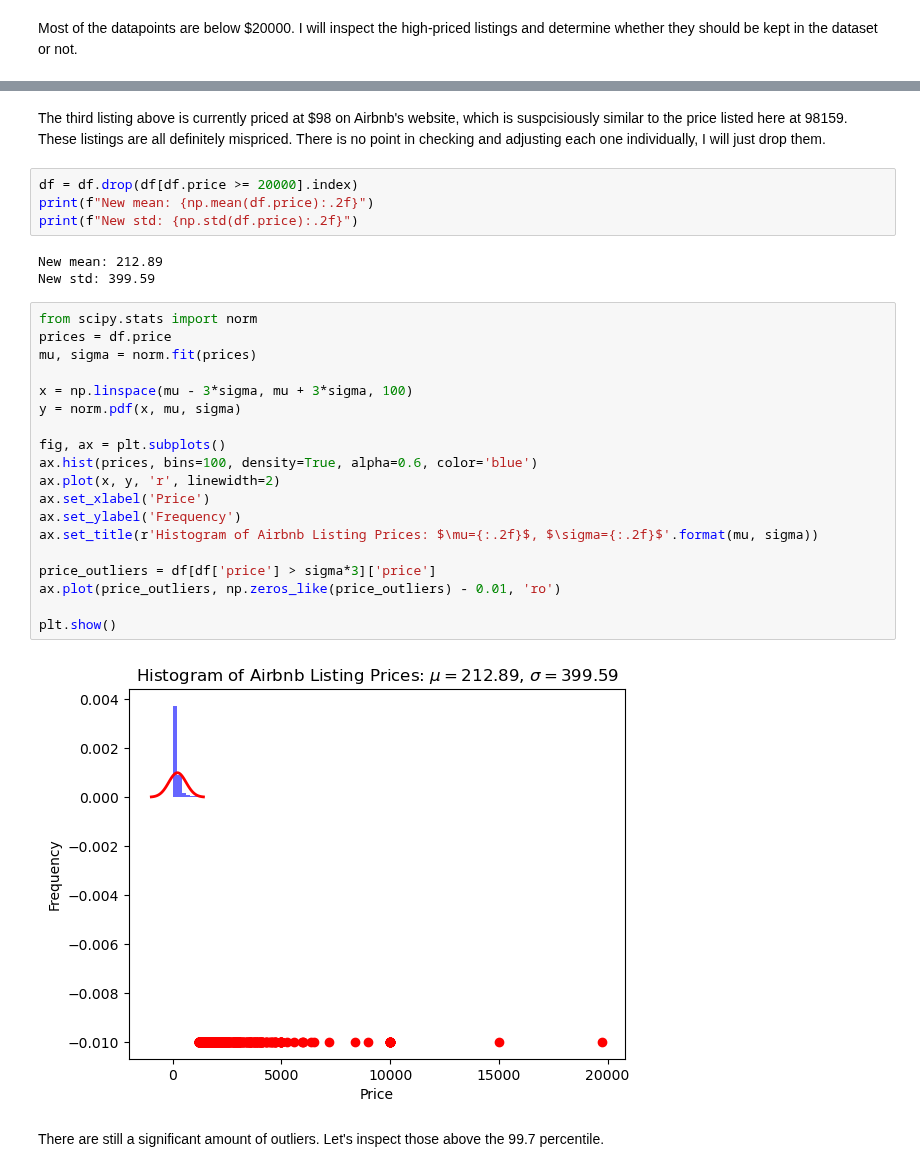
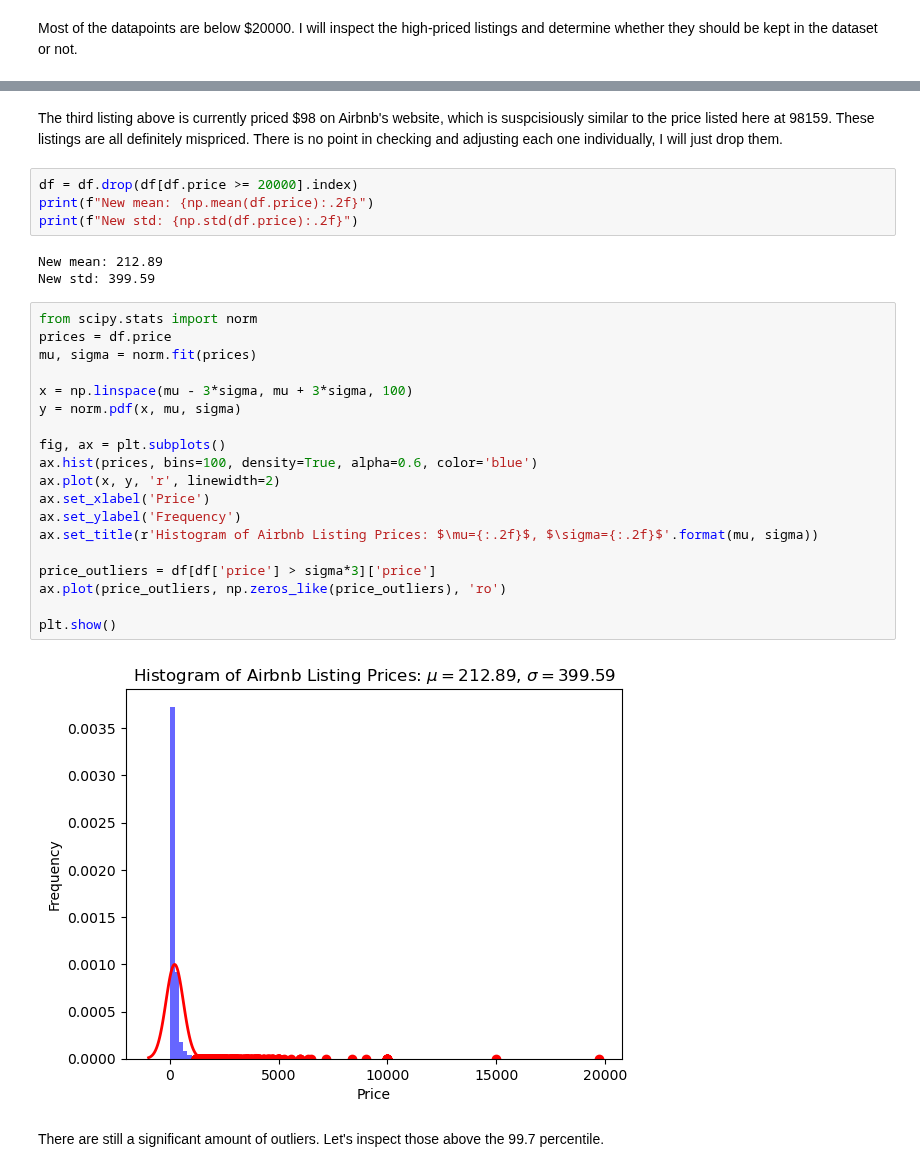
Before and after one commit to n-altawam/Sprinboard, a Jupyter notebook: Capstone 2/3. EDA.ipynb, the cells around one changed output, grey strips where cells are left out. Saved outputs shown, nothing was run; the diff lists cells and outputs as text.

```diff
--- a/Capstone 2/3. EDA.ipynb
+++ b/Capstone 2/3. EDA.ipynb
@@ -173,7 +173,7 @@ df[df['price'] >= 20000]
 | 31497 | 563183407738604083 | A cozy one bedroom in ocean hill ... | 422985413 | Brooklyn | Bedford-Stuyvesant | 40.68193 | -73.91635 | Entire home/apt | ... |
 | 37227 | 706066765395654135 | Zll White Favorite Room | 445395972 | Bronx | Wakefield | 40.88671 | -73.86431 | Entire home/apt | ... |
 # %% [markdown]
-The third listing above is currently priced at $98 on Airbnb's website, which is suspcisiously similar to the price listed here at 98159. These listings are all definitely mispriced. There is no point in checking and adjusting each one individually, I will just drop them.
+The third listing above is currently priced $98 on Airbnb's website, which is suspcisiously similar to the price listed here at 98159. These listings are all definitely mispriced. There is no point in checking and adjusting each one individually, I will just drop them.
 # %%
 df = df.drop(df[df.price >= 20000].index)
 print(f"New mean: {np.mean(df.price):.2f}")
@@ -184,24 +184,24 @@ New std: 399.59
 # %%
 from scipy.stats import norm
 prices = df.price
 mu, sigma = norm.fit(prices)
 
 x = np.linspace(mu - 3*sigma, mu + 3*sigma, 100)
 y = norm.pdf(x, mu, sigma)
 
 fig, ax = plt.subplots()
 ax.hist(prices, bins=100, density=True, alpha=0.6, color='blue')
 ax.plot(x, y, 'r', linewidth=2)
 ax.set_xlabel('Price')
 ax.set_ylabel('Frequency')
 ax.set_title(r'Histogram of Airbnb Listing Prices: $\mu={:.2f}$, $\sigma={:.2f}$'.format(mu, sigma))
 
 price_outliers = df[df['price'] > sigma*3]['price']
-ax.plot(price_outliers, np.zeros_like(price_outliers) - 0.01, 'ro')
+ax.plot(price_outliers, np.zeros_like(price_outliers), 'ro')
 
 plt.show()
 # %% [output]
-[figure, old version]
+[figure, new version]
 # %% [markdown]
 There are still a significant amount of outliers. Let's inspect those above the 99.7 percentile.
 # %%
```
Also changed, not shown: parts of 8 cells of this notebook, 5 other files.
